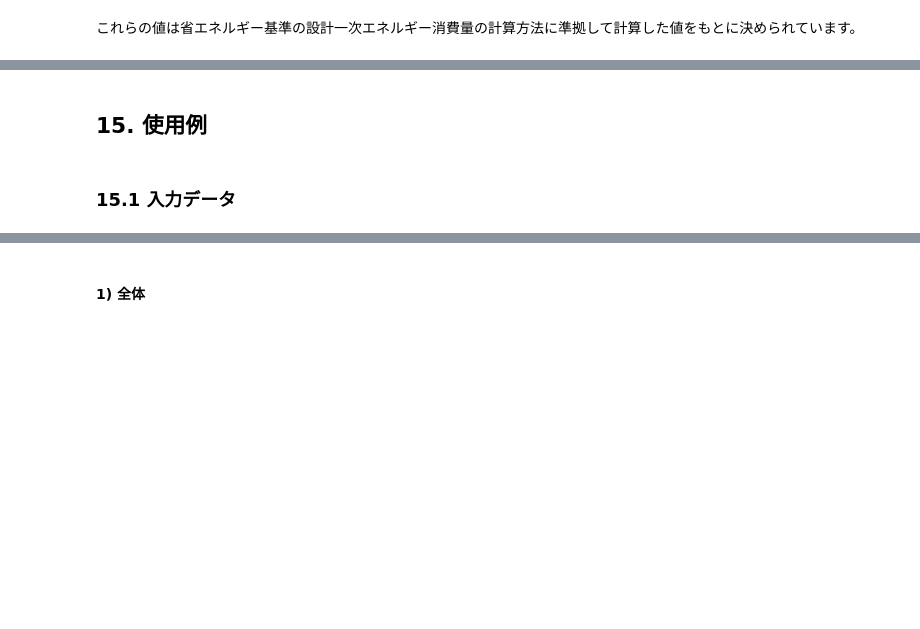
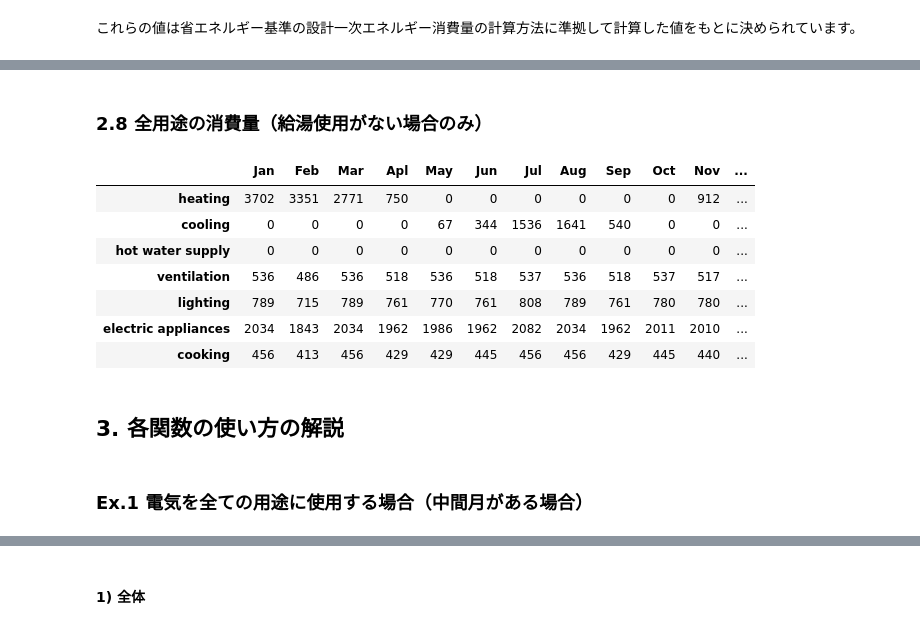
Before and after one commit to jjj-design/UsageAnalysis, a Jupyter notebook: usage_analysis.ipynb, the cells around one changed output, grey strips where cells are left out. Drawn from its saved outputs; the diff is of its cells as text; code cells hidden in the pictures; blank space fills up the shorter version.

```diff
--- a/usage_analysis.ipynb
+++ b/usage_analysis.ipynb
@@ -359,0 +343,10 @@ get_monthly_value([0.085, 0.077, 0.085, 0.082, 0.083, 0.082, 0.087, 0.085, 0.082
+# %%
+vnt, ltg, eap, ckg, total = get_std_consumption(4, 29.81, 54.34, 120.08, 1.0, 1.0, 1.0, 1.0, True, True, True, True)
+
+show_monthly_table({
+    'ventilation': list(map(int,vnt)),
+    'lighting': list(map(int,ltg)),
+    'electric appliances': list(map(int,eap)),
+    'cooking': list(map(int,ckg)),
+    'total': list(map(int,total))
+})
@@ -540,4 +445,48 @@ def analysis_and_plot(d):
-# %% [markdown]
-## 15. 使用例
-# %% [markdown]
-### 15.1 入力データ
+# %% [markdown]
+### 2.8 全用途の消費量（給湯使用がない場合のみ）
+# %%
+def get_all_use(htg_use, clg_use, cons, v_l_e_c,
+                vnt_prv, lgt_prv, eap_prv, ckg_prv, v_l_e_c_prv):
+
+    htg = [c-n if u else 0.0 for (c,n,u) in zip(cons, v_l_e_c, htg_use)]
+    clg = [c-n if u else 0.0 for (c,n,u) in zip(cons, v_l_e_c, clg_use)]
+    hws = [0.0, 0.0, 0.0, 0.0, 0.0, 0.0, 0.0, 0.0, 0.0, 0.0, 0.0, 0.0]
+    vnt = [0.0 if s==0.0 else n*v/s for (n,v,s) in zip(v_l_e_c, vnt_prv, v_l_e_c_prv)]
+    ltg = [0.0 if s==0.0 else n*l/s for (n,l,s) in zip(v_l_e_c, lgt_prv, v_l_e_c_prv)]
+    eap = [0.0 if s==0.0 else n*e/s for (n,e,s) in zip(v_l_e_c, eap_prv, v_l_e_c_prv)]
+    ckg = [0.0 if s==0.0 else n*c/s for (n,c,s) in zip(v_l_e_c, ckg_prv, v_l_e_c_prv)]
+
+    return htg, clg, hws, vnt, ltg, eap, ckg
+# %%
+htg, clg, hws, vnt, ltg, eap, ckg \
+    = get_all_use([True, True, True, True, False, False, False, False, False, False, True, True],
+            [False, False, False, False, True, True, True, True, True, False, False, False],
+            [7519.0, 6810.0, 6588.0, 4422.0, 3791.0, 4032.0, 5420.0, 5458.0, 4212.0, 3774.0, 4661.0, 6705.0],
+            [3817.0, 3459.0, 3817.0, 3672.0, 3724.0, 3688.0, 3884.0, 3817.0, 3672.0, 3774.0, 3749.0, 3774.0],
+            [390.04052, 353.330824, 390.04052, 376.274384, 390.04052, 376.274384, 390.04052, 390.04052, 376.274384, 390.04052, 376.274384, 390.04052],
+            [573.436435, 519.465947, 573.436435, 553.197502, 559.943813, 553.197502, 586.929057, 573.436435, 553.197502, 566.690124, 566.690124, 566.690124],
+            [1477.98, 1338.876, 1477.98, 1425.816, 1443.204, 1425.816, 1512.756, 1477.98, 1425.816, 1460.592, 1460.592, 1460.592],
+            [331.272, 300.456, 331.272, 312.012, 312.012, 323.568, 331.272, 331.272, 312.012, 323.568, 319.716, 323.568],
+            [2772.728955, 2512.128771, 2772.728955, 2667.299886, 2705.200333, 2678.855886, 2820.997577, 2772.728955, 2667.299886, 2740.890644, 2723.272508, 2740.890644])
+show_monthly_table({
+    'heating': list(map(int, htg)),
+    'cooling': list(map(int, clg)),
+    'hot water supply': list(map(int, hws)),
+    'ventilation': list(map(int, vnt)),
+    'lighting': list(map(int, ltg)),
+    'electric appliances': list(map(int, eap)),
+    'cooking': list(map(int, ckg))
+})
+# %% [output]
+|  | Jan | Feb | Mar | Apl | May | Jun | Jul | Aug | Sep | Oct | Nov | ... |
+| heating | 3702 | 3351 | 2771 | 750 | 0 | 0 | 0 | 0 | 0 | 0 | 912 | ... |
+| cooling | 0 | 0 | 0 | 0 | 67 | 344 | 1536 | 1641 | 540 | 0 | 0 | ... |
+| hot water supply | 0 | 0 | 0 | 0 | 0 | 0 | 0 | 0 | 0 | 0 | 0 | ... |
+| ventilation | 536 | 486 | 536 | 518 | 536 | 518 | 537 | 536 | 518 | 537 | 517 | ... |
+| lighting | 789 | 715 | 789 | 761 | 770 | 761 | 808 | 789 | 761 | 780 | 780 | ... |
+| electric appliances | 2034 | 1843 | 2034 | 1962 | 1986 | 1962 | 2082 | 2034 | 1962 | 2011 | 2010 | ... |
+| cooking | 456 | 413 | 456 | 429 | 429 | 445 | 456 | 456 | 429 | 445 | 440 | ... |
+# %% [markdown]
+## 3. 各関数の使い方の解説
+# %% [markdown]
+### Ex.1 電気を全ての用途に使用する場合（中間月がある場合）
```
Also changed, not shown: parts of 199 cells of this notebook.
